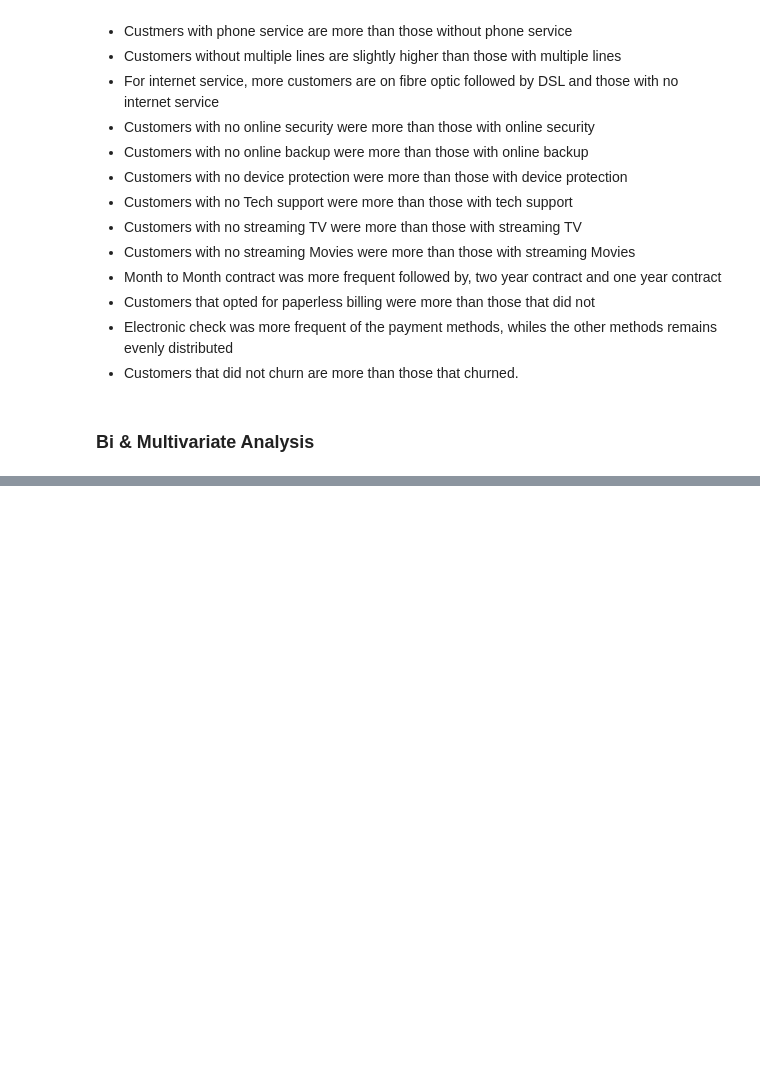
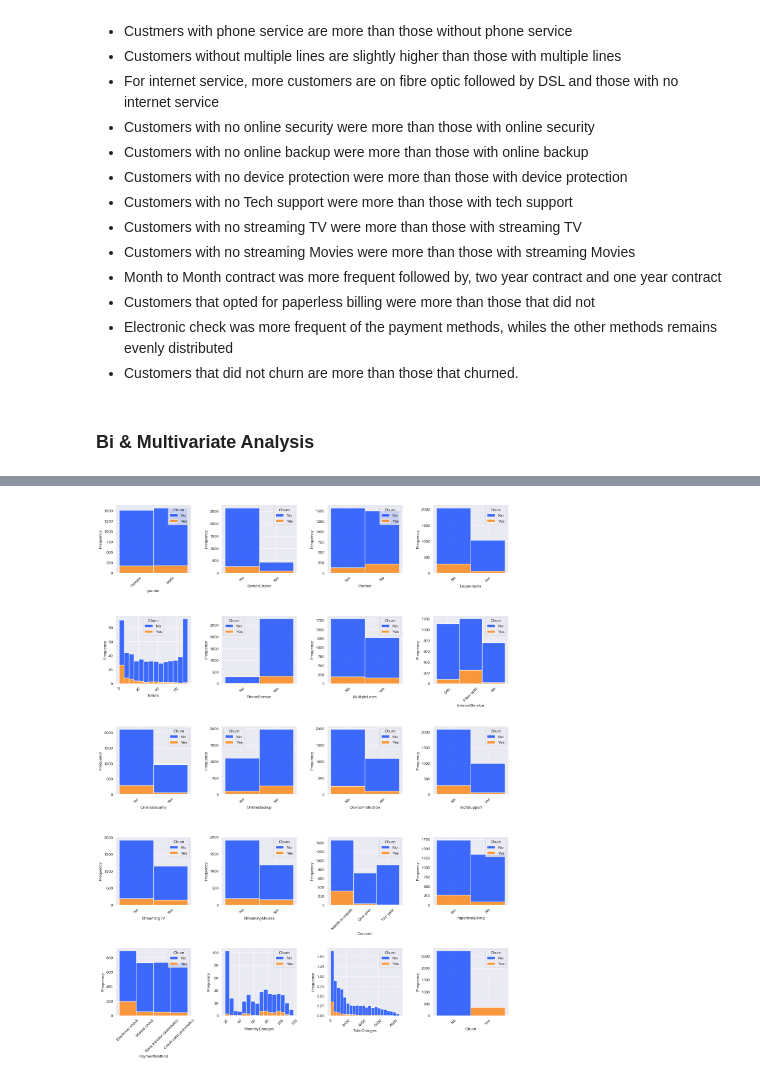
Before and after one commit to damzking/telco_churn-, a Jupyter notebook: LP2_telco_churn.ipynb, the cells around one changed output, grey strips where cells are left out. Saved outputs shown, nothing was run; the diff lists cells and outputs as text; code cells hidden in the pictures; blank space fills up the shorter version.

```diff
--- a/LP2_telco_churn.ipynb
+++ b/LP2_telco_churn.ipynb
@@ -745,0 +742,15 @@ for column in obj_cols.columns:
+# %%
+col_no_id=df_churn.drop(columns='customerID')
+# %%
+custom_palette = sns.color_palette("Paired", 2)
+
+
+plt.figure(figsize=(15, 20))
+
+for i, variable in enumerate(col_no_id):
+    plt.subplot(5,4, i + 1)
+    sns.histplot(df_churn,x=df_churn[variable], stat='frequency', hue='Churn', multiple='stack')
+    plt.tight_layout(pad=3)
+    plt.xticks(rotation=45)
+# %% [output]
+[figure, added]
```
Also changed, not shown: parts of 30 cells of this notebook.
